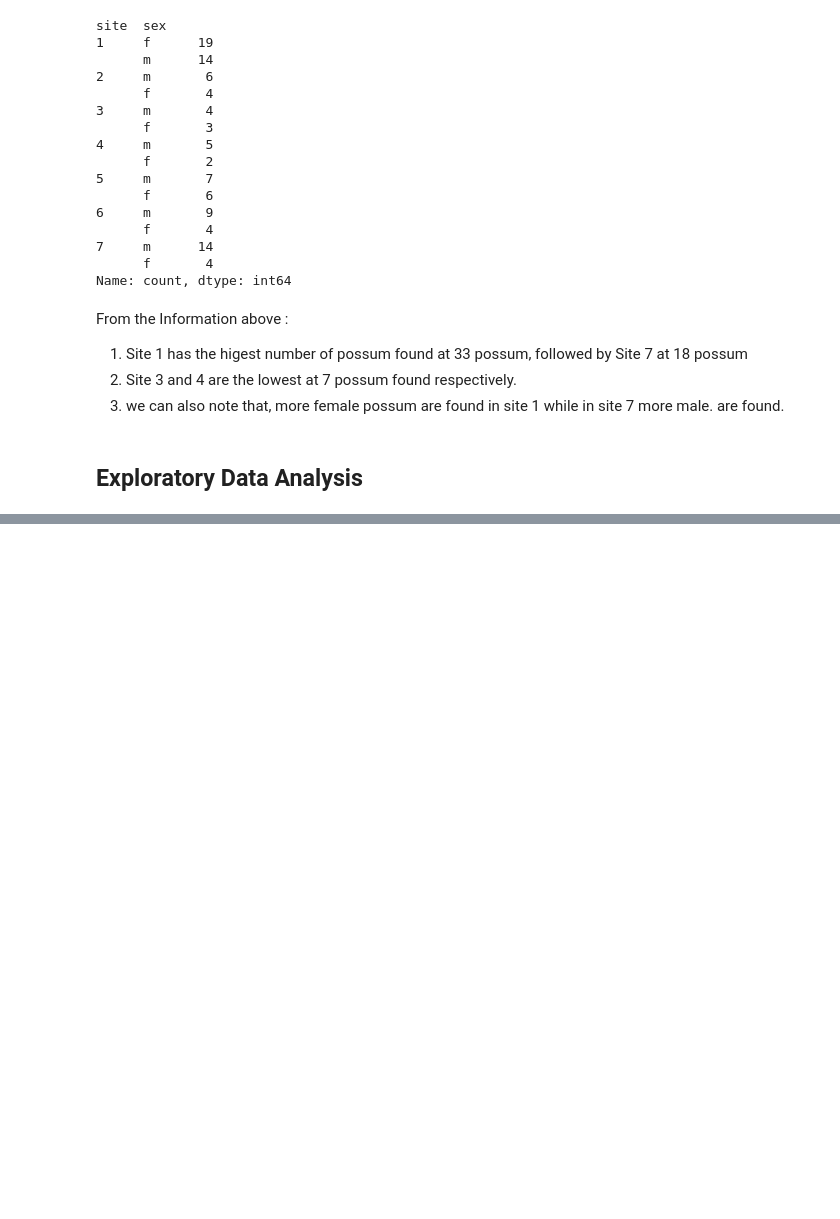
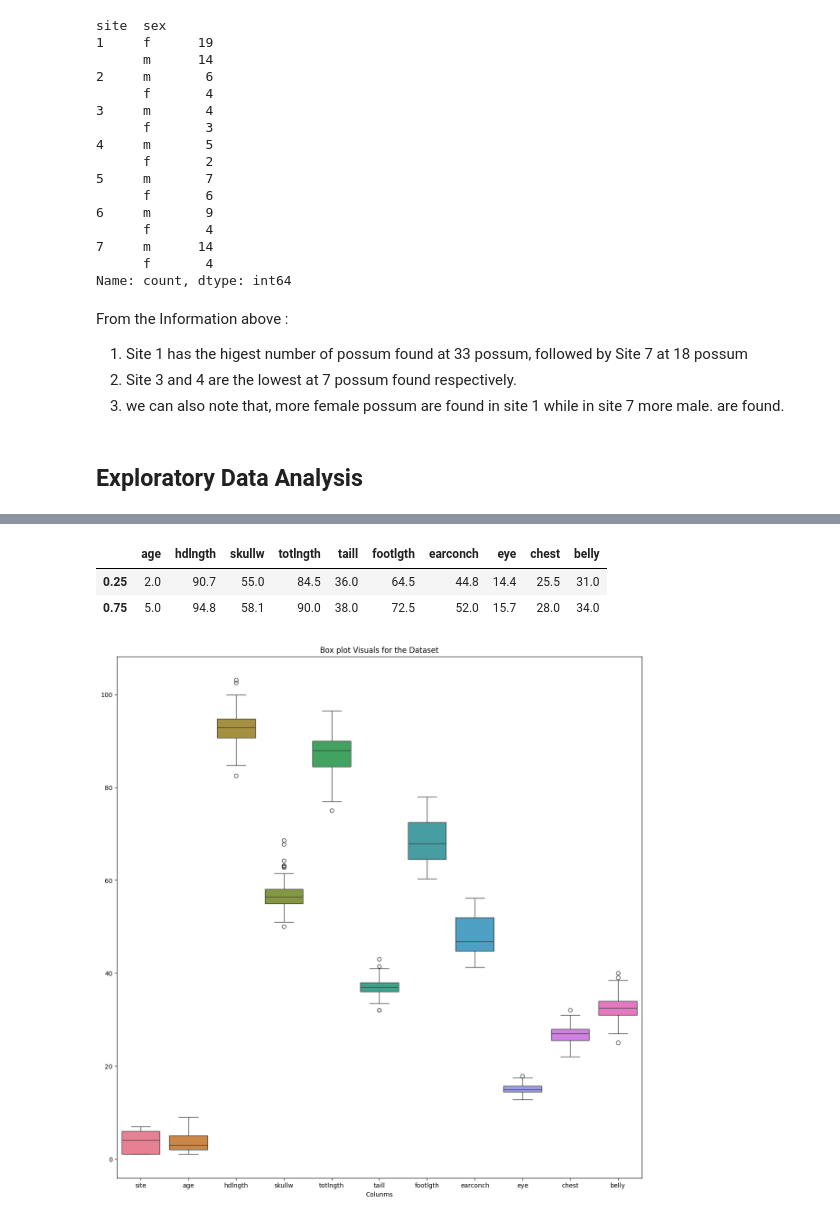
Before and after one commit to Tee-AiEng/Data_and_Data_analysis, a Jupyter notebook: week_8/Task_18_dataset_analysis.ipynb, the cells around one changed output, grey strips where cells are left out. Cells and saved outputs as stored; diff of their text form; code cells hidden in the pictures; blank space fills up the shorter version.

```diff
--- a/week_8/Task_18_dataset_analysis.ipynb
+++ b/week_8/Task_18_dataset_analysis.ipynb
@@ -450,0 +509,6 @@ From the Information above :
+# %%
+df_numerical.quantile([0.25, 0.75])
+# %% [output]
+|  | age | hdlngth | skullw | totlngth | taill | footlgth | earconch | eye | chest | belly |
+| 0.25 | 2.0 | 90.7 | 55.0 | 84.5 | 36.0 | 64.5 | 44.8 | 14.4 | 25.5 | 31.0 |
+| 0.75 | 5.0 | 94.8 | 58.1 | 90.0 | 38.0 | 72.5 | 52.0 | 15.7 | 28.0 | 34.0 |
@@ -450,0 +520,8 @@ From the Information above :
+# %%
+plt.figure(figsize=(15,15))
+sns.boxplot(df)
+plt.xlabel("Colunms")
+plt.title("Box plot Visuals for the Dataset")
+plt.show()
+# %% [output]
+[figure, added]
```
Also changed, not shown: parts of 11 cells of this notebook.
